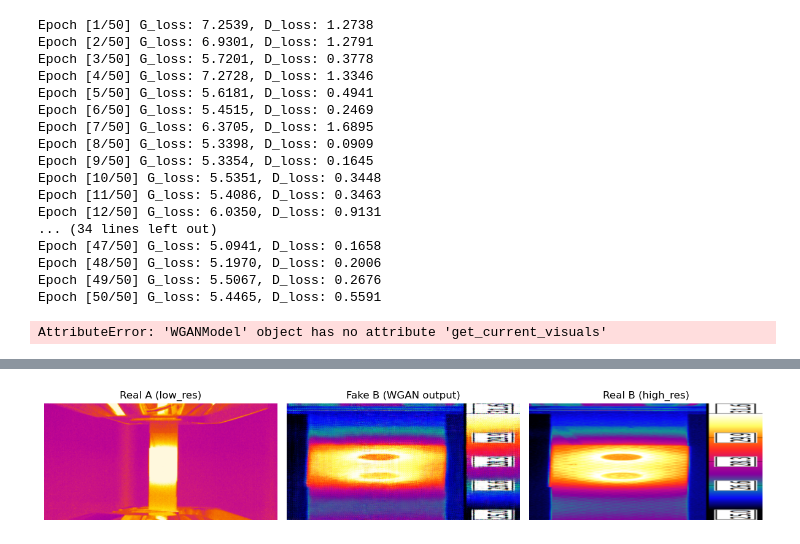
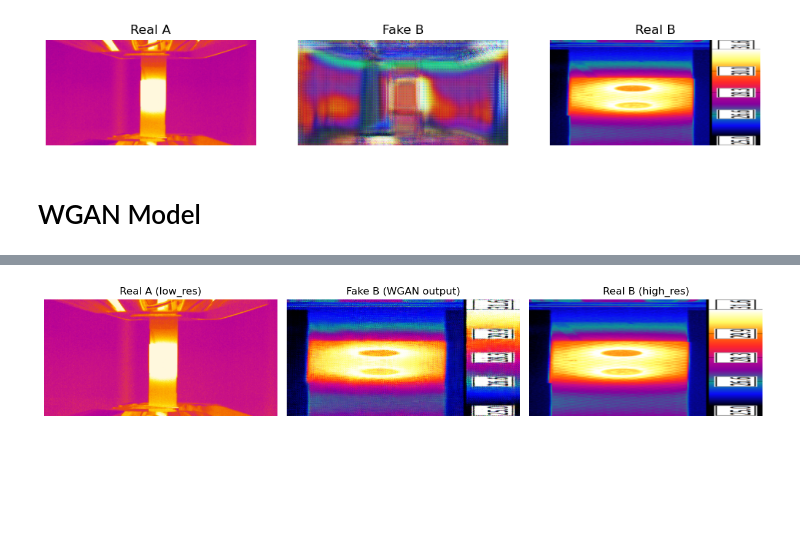
Before and after one commit to Akhilkarnati002/Deep-Learning, a Jupyter notebook: main.ipynb, the cells around one changed output, grey strips where cells are left out. Cells and saved outputs as stored; diff of their text form; code cells hidden in the pictures; blank space fills up the shorter version.

Commit message:
train CUT, WGAN and SR model

```diff
--- a/main.ipynb
+++ b/main.ipynb
@@ -1,8 +3,4 @@
 # %%
-import importlib, main
-importlib.reload(main)
-
-from main import build_config
 from Trainers.CUTtrain import CUTTrainer
 
 cfg = {
@@ -39,16 +37,17 @@ cfg = {
         }
 }
 
-trainer = CUTTrainer(cfg)
-print("model.use_simplified:", trainer.model.use_simplified)
-print("G device:", next(trainer.model.netG.parameters()).device)
-print("real_A device (after one batch):")
-batch = next(iter(trainer.dataloader))
-trainer.model.set_input({
-    "A": batch["low_res"].to(trainer.model.device),
-    "B": batch["high_res"].to(trainer.model.device),
-    "A_paths": batch["low_path"],
-    "B_paths": batch["high_path"],
-})
-print(trainer.model.real_A.device)
+cuttrainer = CUTTrainer(cfg)
+cuttrainer.train()
+# print("model.use_simplified:", trainer.model.use_simplified)
+# print("G device:", next(trainer.model.netG.parameters()).device)
+# print("real_A device (after one batch):")
+# batch = next(iter(trainer.dataloader))
+# trainer.model.set_input({
+#     "A": batch["low_res"].to(trainer.model.device),
+#     "B": batch["high_res"].to(trainer.model.device),
+#     "A_paths": batch["low_path"],
+#     "B_paths": batch["high_path"],
+# })
+# print(trainer.model.real_A.device)
 # %% [output]
@@ -61,63 +71,45 @@ cuda:0
-# %%
-trainer.train()
-# %% [output]
-Epoch [1/50] G_loss: 7.2539, D_loss: 1.2738
-Epoch [2/50] G_loss: 6.9301, D_loss: 1.2791
-Epoch [3/50] G_loss: 5.7201, D_loss: 0.3778
-Epoch [4/50] G_loss: 7.2728, D_loss: 1.3346
-Epoch [5/50] G_loss: 5.6181, D_loss: 0.4941
-Epoch [6/50] G_loss: 5.4515, D_loss: 0.2469
-Epoch [7/50] G_loss: 6.3705, D_loss: 1.6895
-Epoch [8/50] G_loss: 5.3398, D_loss: 0.0909
-Epoch [9/50] G_loss: 5.3354, D_loss: 0.1645
-Epoch [10/50] G_loss: 5.5351, D_loss: 0.3448
-Epoch [11/50] G_loss: 5.4086, D_loss: 0.3463
-Epoch [12/50] G_loss: 6.0350, D_loss: 0.9131
-... (34 lines left out)
-Epoch [47/50] G_loss: 5.0941, D_loss: 0.1658
-Epoch [48/50] G_loss: 5.1970, D_loss: 0.2006
-Epoch [49/50] G_loss: 5.5067, D_loss: 0.2676
-Epoch [50/50] G_loss: 5.4465, D_loss: 0.5591
 # %%
-trainer.model.eval()
-batch = next(iter(trainer.dataloader))
-trainer.model.set_input({
-    "A": batch["low_res"].to(trainer.model.device),
-    "B": batch["high_res"].to(trainer.model.device),
+cuttrainer.model.eval()
+batch = next(iter(cuttrainer.dataloader))
+cuttrainer.model.set_input({
+    "A": batch["low_res"].to(cuttrainer.model.device),
+    "B": batch["high_res"].to(cuttrainer.model.device),
     "A_paths": batch["low_path"],
     "B_paths": batch["high_path"],
 })
-trainer.model.test()
-visuals = trainer.model.get_current_visuals()
+cuttrainer.model.test()
+visuals = cuttrainer.model.get_current_visuals()
 # %%
 import torch
 import matplotlib.pyplot as plt
 
 def tensor_to_image(t):
     # t: [B, C, H, W] from model
     img = t[0].detach().cpu()          # first in batch
     img = (img * 0.5) + 0.5            # [-1,1] -> [0,1]
     if img.shape[0] == 1:
         img = img.squeeze(0)           # [1,H,W] -> [H,W] for grayscale
         cmap = "gray"
     else:
         img = img.permute(1, 2, 0)     # [C,H,W] -> [H,W,C]
         cmap = None
     return img, cmap
 
-visuals = trainer.model.get_current_visuals()
+visuals = cuttrainer.model.get_current_visuals()
 
 real_A_img, cmap_A = tensor_to_image(visuals["real_A"])
 fake_B_img, cmap_B = tensor_to_image(visuals["fake_B"])
 real_B_img, cmap_Br = tensor_to_image(visuals["real_B"])
 
 plt.figure(figsize=(12,4))
 plt.subplot(1,3,1); plt.imshow(real_A_img, cmap=cmap_A); plt.title("Real A"); plt.axis("off")
 plt.subplot(1,3,2); plt.imshow(fake_B_img, cmap=cmap_B); plt.title("Fake B"); plt.axis("off")
 plt.subplot(1,3,3); plt.imshow(real_B_img, cmap=cmap_Br); plt.title("Real B"); plt.axis("off")
 plt.show()
 # %% [output]
-AttributeError: 'WGANModel' object has no attribute 'get_current_visuals'
+[figure, added]
+# %% [markdown]
+# WGAN Model
 # %%
 from Trainers.WGANtrain import WGANTrainer
 
```
Also changed, not shown: parts of 9 cells of this notebook.
